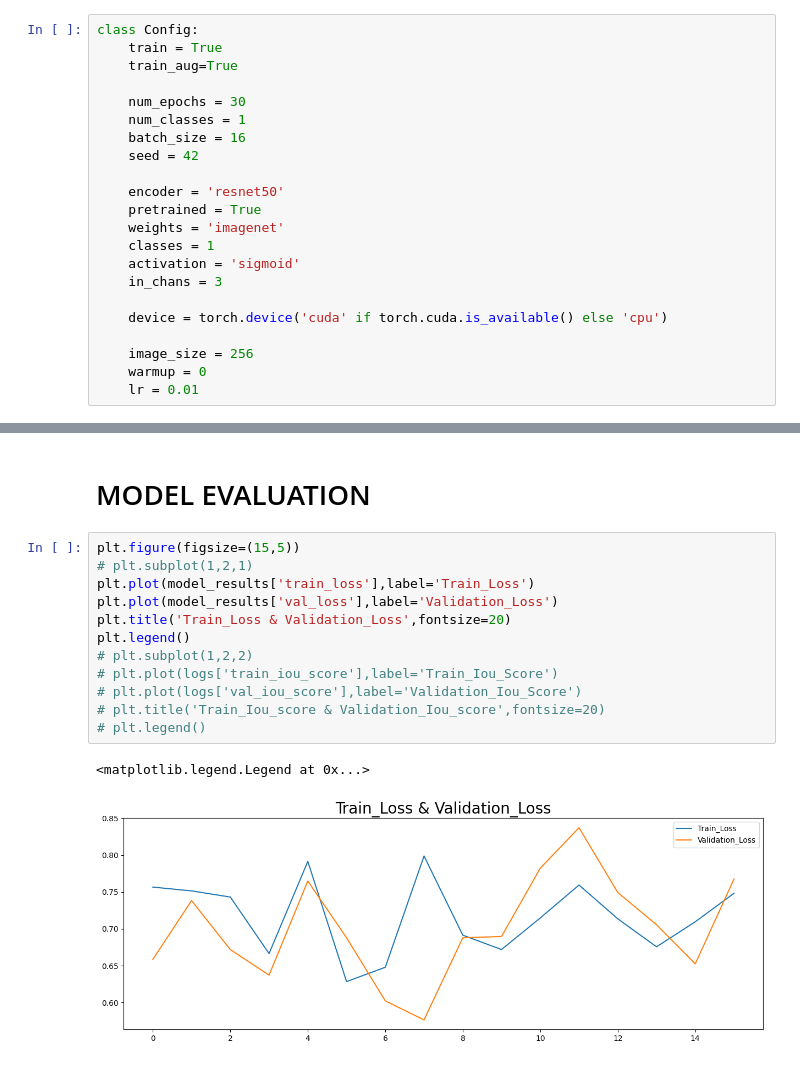
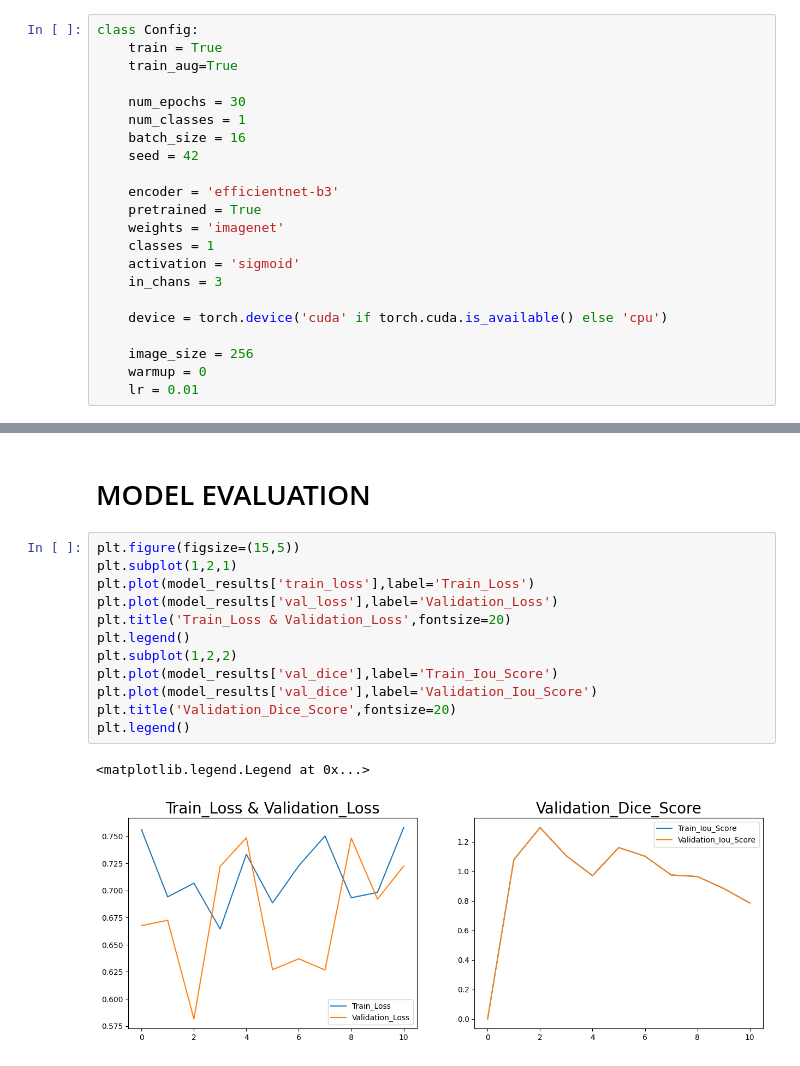
Before and after one commit to ugorjiizu/ML-AI-Works, a Jupyter notebook: building-detect.ipynb, the cells around one changed output, grey strips where cells are left out. Cells and saved outputs as stored; diff of their text form.

```diff
--- a/building-detect.ipynb
+++ b/building-detect.ipynb
@@ -364,7 +364,7 @@ class Config:
     batch_size = 16
     seed = 42
 
-    encoder = 'resnet50'
+    encoder = 'efficientnet-b3'
     pretrained = True
     weights = 'imagenet'
     classes = 1
@@ -713,16 +716,16 @@ EPOCH: 10
 # MODEL EVALUATION
 # %%
 plt.figure(figsize=(15,5))
-# plt.subplot(1,2,1)
+plt.subplot(1,2,1)
 plt.plot(model_results['train_loss'],label='Train_Loss')
 plt.plot(model_results['val_loss'],label='Validation_Loss')
 plt.title('Train_Loss & Validation_Loss',fontsize=20)
 plt.legend()
-# plt.subplot(1,2,2)
-# plt.plot(logs['train_iou_score'],label='Train_Iou_Score')
-# plt.plot(logs['val_iou_score'],label='Validation_Iou_Score')
-# plt.title('Train_Iou_score & Validation_Iou_score',fontsize=20)
-# plt.legend()
+plt.subplot(1,2,2)
+plt.plot(model_results['val_dice'],label='Train_Iou_Score')
+plt.plot(model_results['val_dice'],label='Validation_Iou_Score')
+plt.title('Validation_Dice_Score',fontsize=20)
+plt.legend()
 # %% [output]
 <matplotlib.legend.Legend at 0x...>
-[figure, old version]
+[figure, new version]
```
Also changed, not shown: parts of 2 cells of this notebook.
